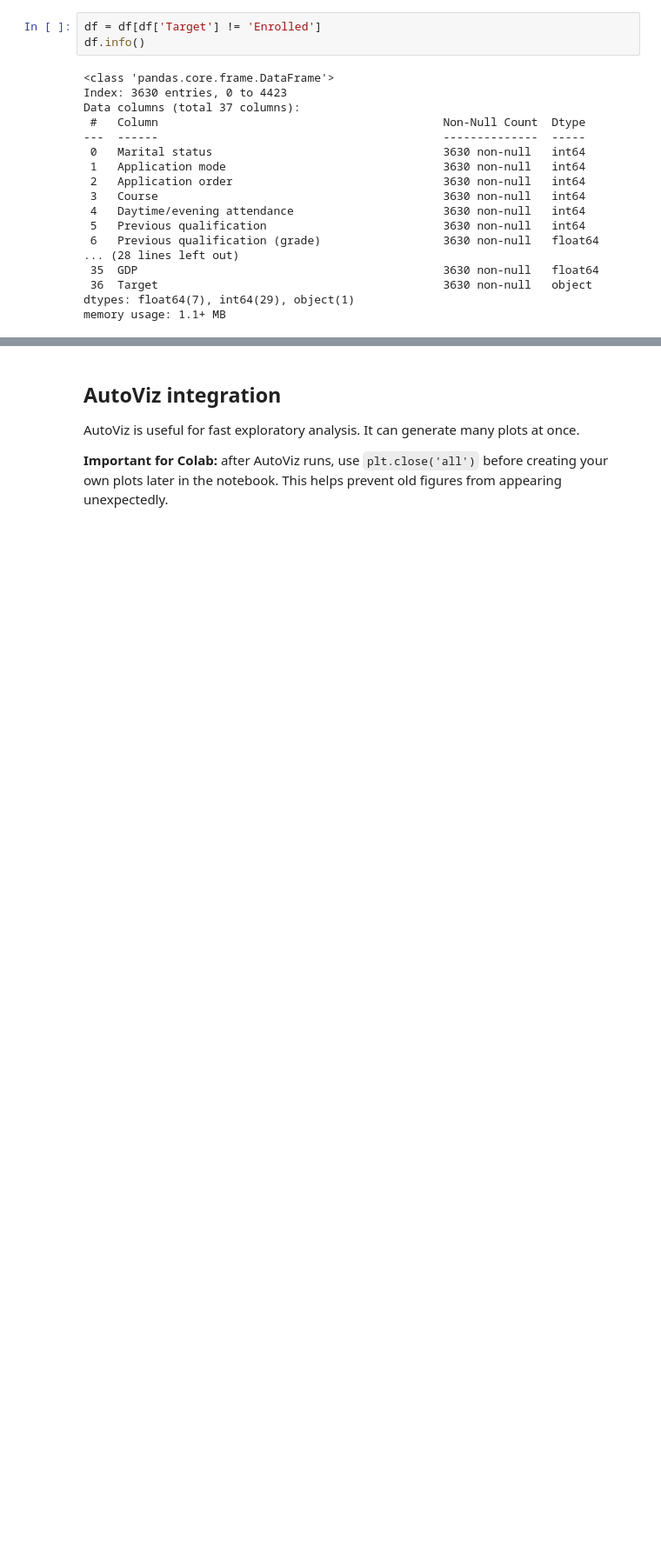
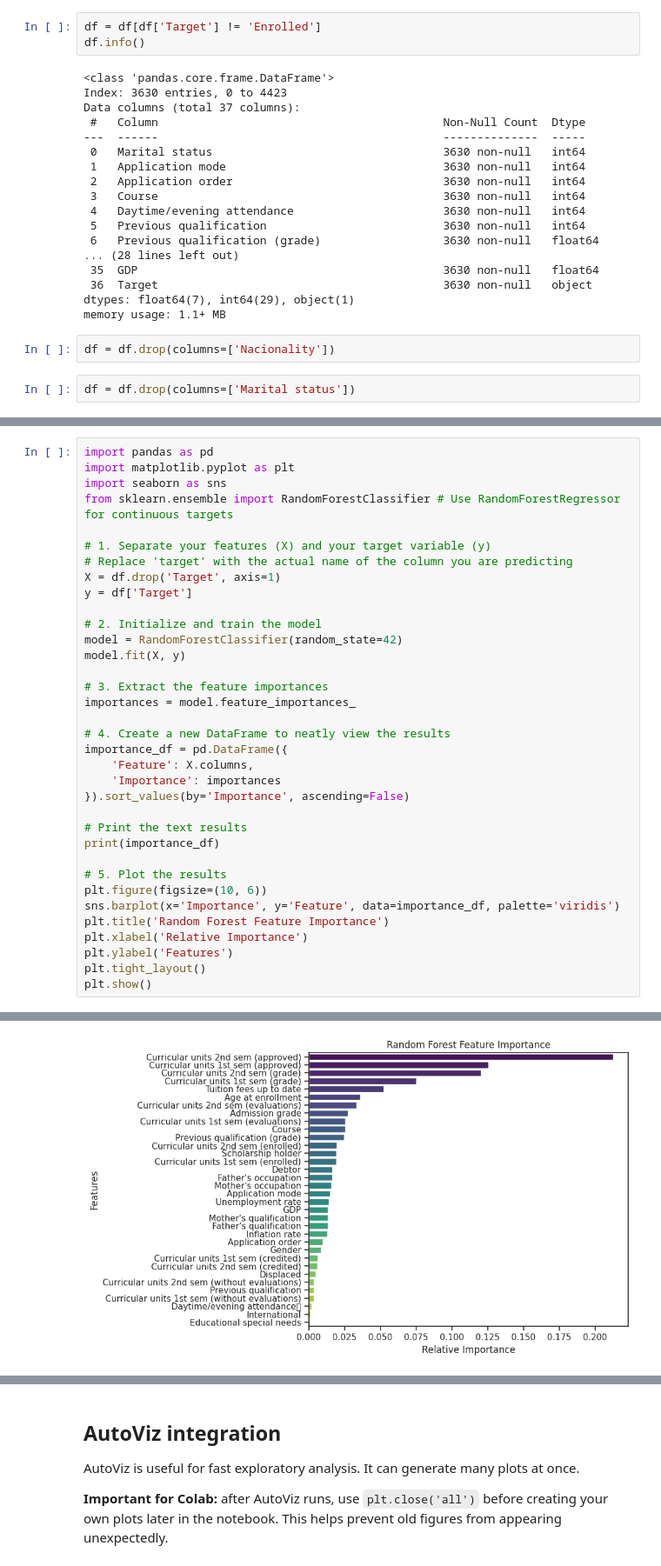
Before and after one commit to calebriggs1120/Data-Mining-Project-26, a Jupyter notebook: DataMining_Project_Caleb_Schell_Spring_2026.ipynb, the cells around one changed output, grey strips where cells are left out. Shown at 87% size. Cells and saved outputs as stored; diff of their text form; blank space fills up the shorter version.

```diff
--- a/DataMining_Project_Caleb_Schell_Spring_2026.ipynb
+++ b/DataMining_Project_Caleb_Schell_Spring_2026.ipynb
@@ -253,3 +260,7 @@ Data columns (total 37 columns):
  36  Target                                          3630 non-null   object
 dtypes: float64(7), int64(29), object(1)
 memory usage: 1.1+ MB
+# %%
+df = df.drop(columns=['Nacionality'])
+# %%
+df = df.drop(columns=['Marital status'])
@@ -255,0 +276,36 @@ memory usage: 1.1+ MB
+# %%
+import pandas as pd
+import matplotlib.pyplot as plt
+import seaborn as sns
+from sklearn.ensemble import RandomForestClassifier # Use RandomForestRegressor for continuous targets
+
+# 1. Separate your features (X) and your target variable (y)
+# Replace 'target' with the actual name of the column you are predicting
+X = df.drop('Target', axis=1)
+y = df['Target']
+
+# 2. Initialize and train the model
+model = RandomForestClassifier(random_state=42)
+model.fit(X, y)
+
+# 3. Extract the feature importances
+importances = model.feature_importances_
+
+# 4. Create a new DataFrame to neatly view the results
+importance_df = pd.DataFrame({
+    'Feature': X.columns,
+    'Importance': importances
+}).sort_values(by='Importance', ascending=False)
+
+# Print the text results
+print(importance_df)
+
+# 5. Plot the results
+plt.figure(figsize=(10, 6))
+sns.barplot(x='Importance', y='Feature', data=importance_df, palette='viridis')
+plt.title('Random Forest Feature Importance')
+plt.xlabel('Relative Importance')
+plt.ylabel('Features')
+plt.tight_layout()
+plt.show()
+# %% [output]
@@ -255,0 +329 @@ memory usage: 1.1+ MB
+[figure, added]
```
Also changed, not shown: parts of 8 cells of this notebook.
